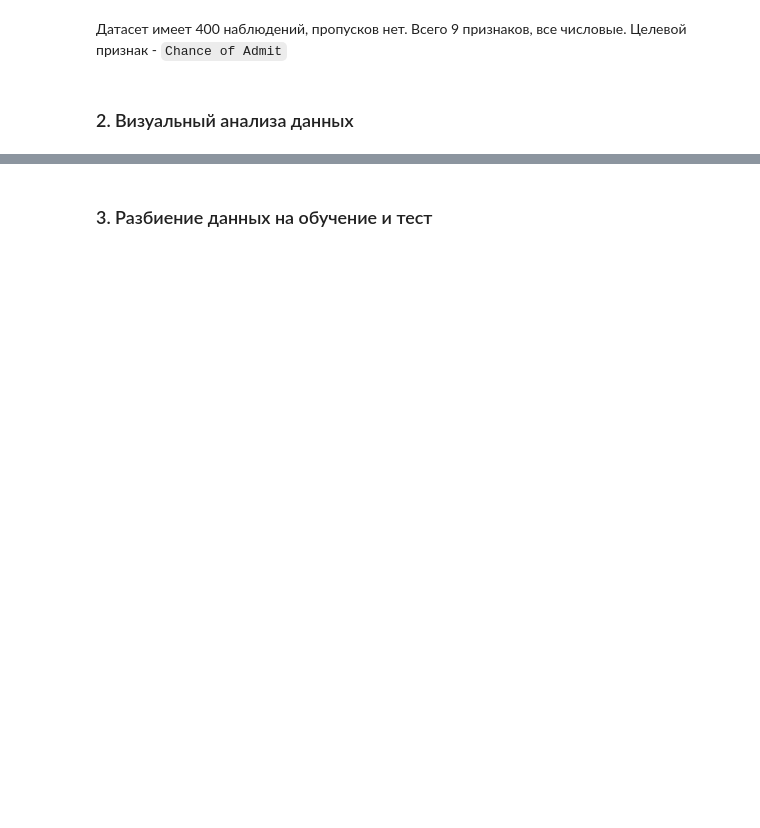
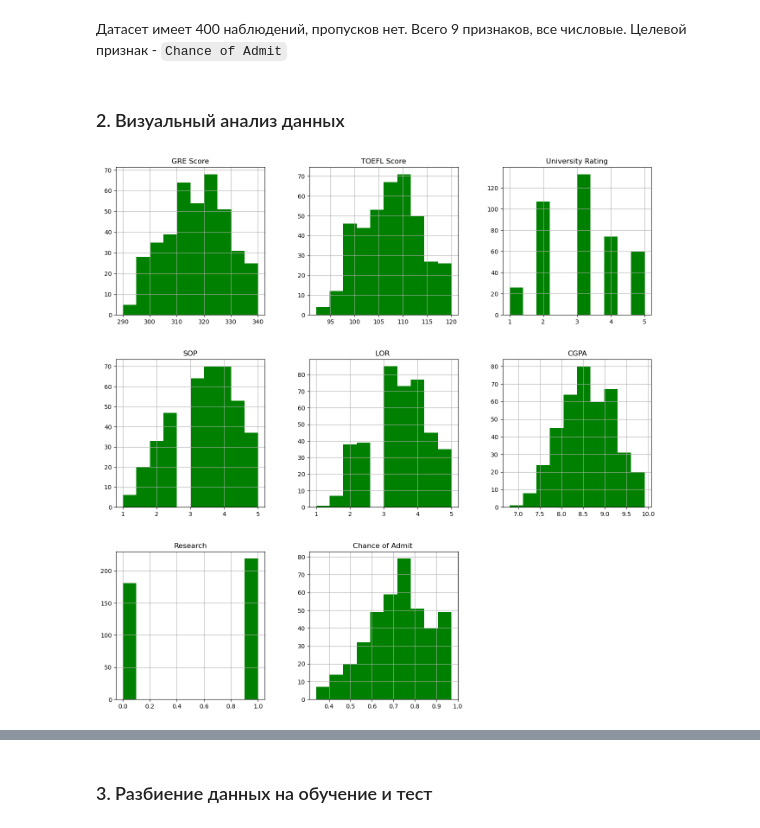
Before and after one commit to dnlygvtv/Python_for_Data_Science_HWs, a Jupyter notebook: HW/HW_5.ipynb, the cells around one changed output, grey strips where cells are left out. Saved outputs shown, nothing was run; the diff lists cells and outputs as text; code cells hidden in the pictures; blank space fills up the shorter version.

```diff
--- a/HW/HW_5.ipynb
+++ b/HW/HW_5.ipynb
@@ -23,7 +25,7 @@ DATASET_PATH = '../content/adm_data.csv'
 # %% [markdown]
 ### 1. Первичный анализ данных
 # %%
-df = pd.read_csv(DATASET_PATH)
+df = pd.read_csv(DATASET_PATH, sep=',')
 df.head()
 # %% [output]
 |  | Serial No. | GRE Score | TOEFL Score | University Rating | SOP | LOR | CGPA | Research | ... |
@@ -66,4 +68,12 @@ df.describe()
 # %% [markdown]
 Датасет имеет 400 наблюдений, пропусков нет. Всего 9 признаков, все числовые. Целевой признак - `Chance of Admit`
 # %% [markdown]
-### 2. Визуальный анализа данных
+### 2. Визуальный анализ данных
+# %%
+# избавимся от неинформативного признака
+
+df.drop('Serial No.', axis=1, inplace=True)
+# %%
+df.hist(figsize=(16, 16), color='g');
+# %% [output]
+[figure, added]
```
Also changed, not shown: parts of 20 cells of this notebook.
